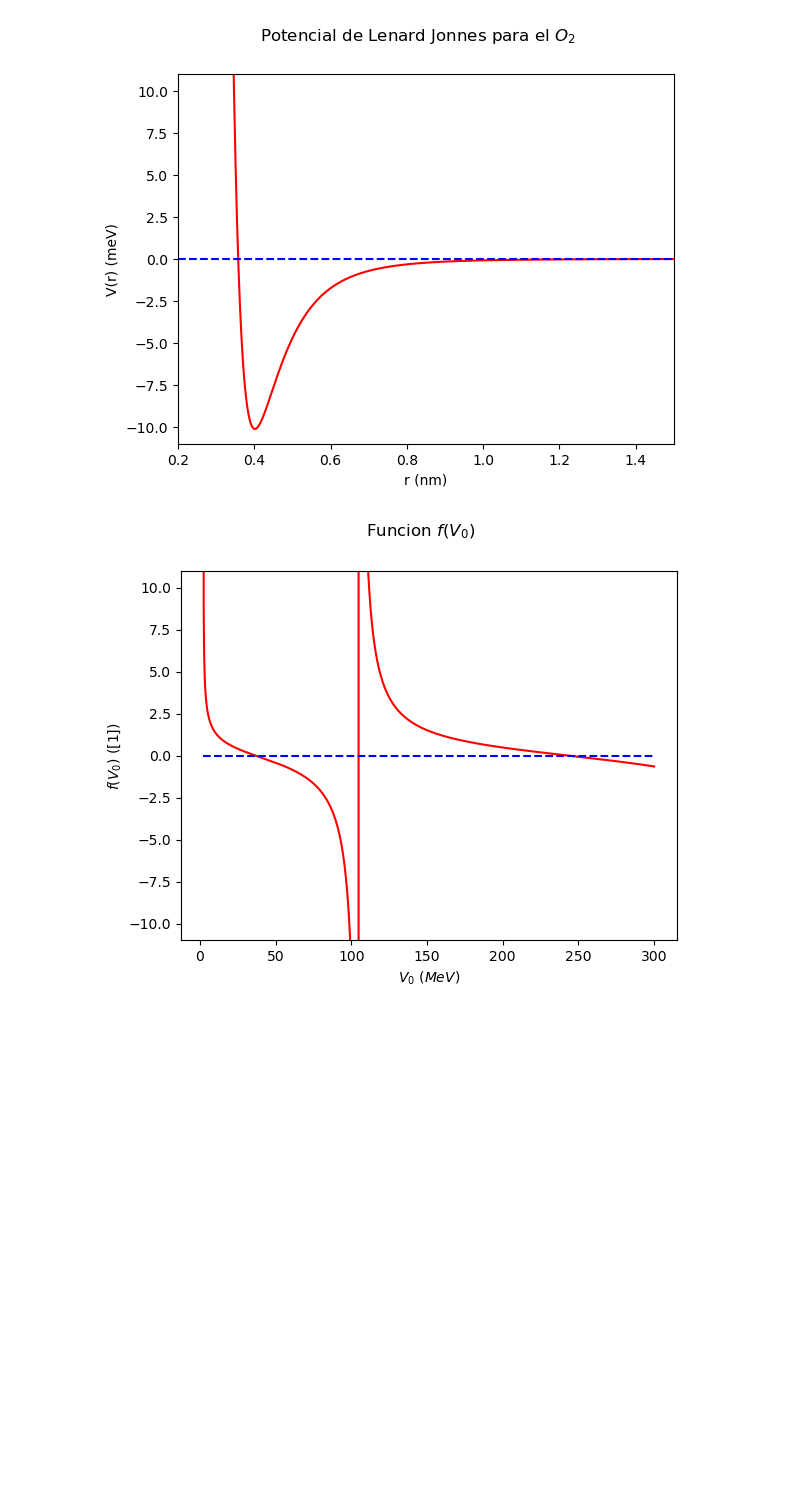
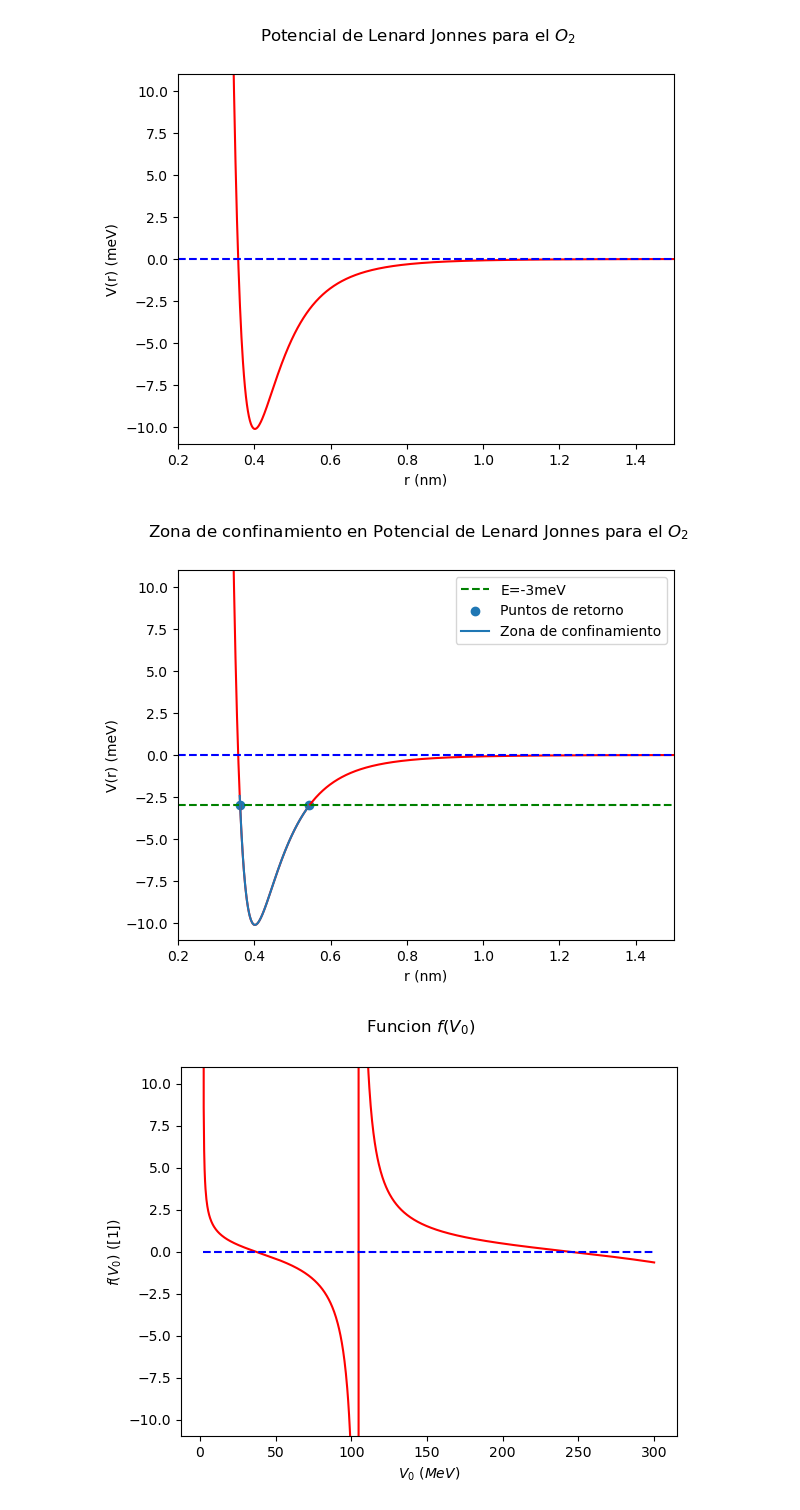
Before and after one commit to JuanSierra2003/hello-world, a Jupyter notebook: Nuclear/TallerNuclear.ipynb, the cells around one changed output. Drawn from its saved outputs; the diff is of its cells as text; code cells hidden in the pictures; blank space fills up the shorter version.

```diff
--- a/Nuclear/TallerNuclear.ipynb
+++ b/Nuclear/TallerNuclear.ipynb
@@ -28,6 +28,29 @@ plt.xlim(.2,1.5)
 plt.savefig('lenardJonnes.png')
 # %% [output]
 [figure]
+# %%
+E = -3
+r1 = 0.362
+r2 = 0.543
+conf = np.linspace(r2,r1)
+
+#Figure
+fig = plt.figure()
+fig.suptitle(r'Zona de confinamiento en Potencial de Lenard Jonnes para el $O_2$')
+ax = fig.add_subplot()
+ax.plot(r, v_r,'-r')
+ax.plot(r,0*r,'--b')
+ax.plot(r,E*np.ones(r.size),'--g', label='E={}meV'.format(E))
+ax.scatter([r1,r2], [E,E], label='Puntos de retorno')
+ax.plot(conf, V(conf), label='Zona de confinamiento')
+plt.xlabel('r (nm)')
+plt.ylabel('V(r) (meV)')
+plt.ylim(-11,11)
+plt.xlim(.2,1.5)
+plt.legend()
+plt.savefig('Confinamiento.png')
+# %% [output]
+[figure, added]
 # %%
 # Constantes
 a = 2                  # Ancho del potencial [fm]
```
Also changed, not shown: parts of 5 cells of this notebook, 5 other files.
